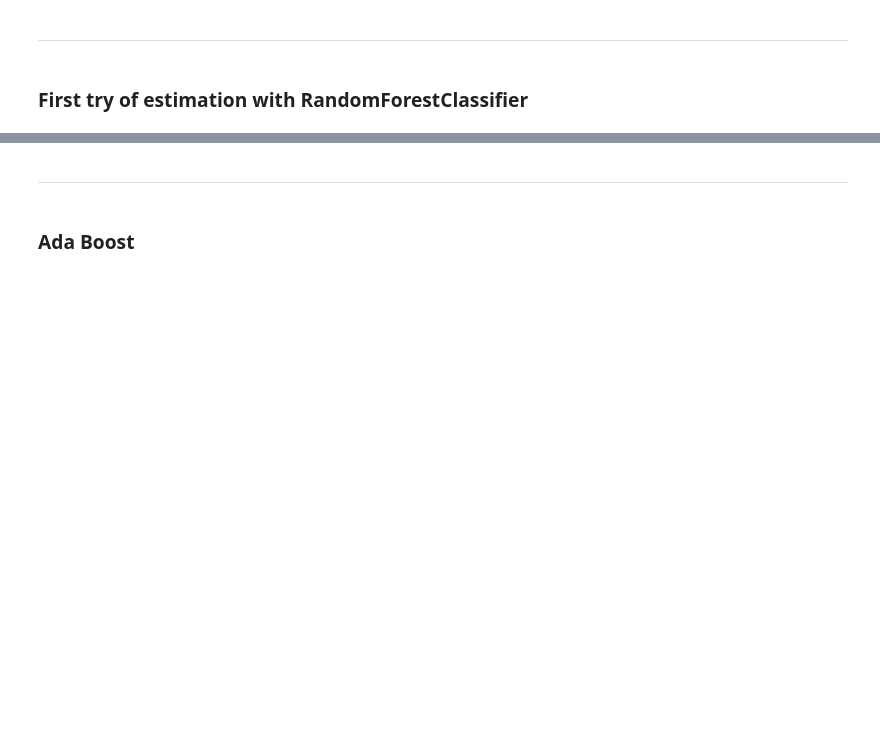
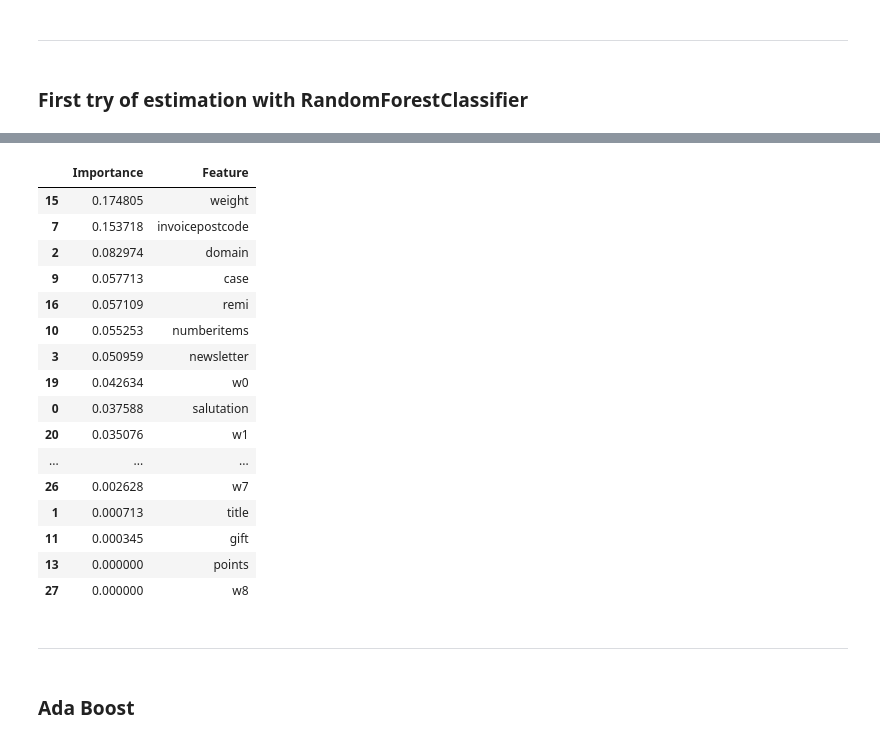
Before and after one commit to benherz/Mini-Project, a Jupyter notebook: ML_mini_project.ipynb, the cells around one changed output, grey strips where cells are left out. Drawn from its saved outputs; the diff is of its cells as text; code cells hidden in the pictures; blank space fills up the shorter version.

```diff
--- a/ML_mini_project.ipynb
+++ b/ML_mini_project.ipynb
@@ -138,3 +185,10 @@ Therefore we disregard the Delivery Delay variable and stick to the original dat
+# %%
+# Construct training data set to contain only numeric variables (as listed in .describe())
+x_train = train[train.describe().columns].drop(columns = ["target90", "customernumber"]) #customernumber maybe too
+#X_train = pd.concat([X_train, train["delay"]])
+# X_train.columns = X_train.columns.astype(str)
+# Construct dependent variable
+y_train = train["target90"]
 # %%
 disregarded_columns = []
 for col in train.columns:
@@ -198,5 +213,5 @@ Y_train = train["target90"]
 # %%
 # Just to check if we can actually estimate the data set
-forest = RandomForestClassifier(n_estimators = 20, max_depth = 90, min_samples_split = 2, min_samples_leaf = 1, criterion = "entropy")
-forest.fit(X_train, Y_train)
+forest = RandomForestClassifier(n_estimators = 20, max_depth = 100, min_samples_split = 2, min_samples_leaf = 1, criterion = "entropy", bootstrap = True, random_state = 0)
+forest.fit(x_train, y_train)
 # %% [output]
@@ -282,0 +327,27 @@ Text(0.5, 1.0, 'Random Forest Regression Feature Importances')
+# %%
+# Get feature importances with names
+importance = pd.DataFrame(forest_cv2.best_estimator_.feature_importances_)
+feature_names = pd.DataFrame(x_train.columns)
+feature_importances = pd.concat([importance, feature_names], axis = 1)
+
+# Name columns accordingly
+feature_importances.columns = ["Importance", "Feature"]
+feature_importances.sort_values(by = "Importance", ascending = False)
+# %% [output]
+|  | Importance | Feature |
+| 15 | 0.174805 | weight |
+| 7 | 0.153718 | invoicepostcode |
+| 2 | 0.082974 | domain |
+| 9 | 0.057713 | case |
+| 16 | 0.057109 | remi |
+| 10 | 0.055253 | numberitems |
+| 3 | 0.050959 | newsletter |
+| 19 | 0.042634 | w0 |
+| 0 | 0.037588 | salutation |
+| 20 | 0.035076 | w1 |
+| ... | ... | ... |
+| 26 | 0.002628 | w7 |
+| 1 | 0.000713 | title |
+| 11 | 0.000345 | gift |
+| 13 | 0.000000 | points |
+| 27 | 0.000000 | w8 |
```
Also changed, not shown: parts of 46 cells of this notebook, 1 other file.
